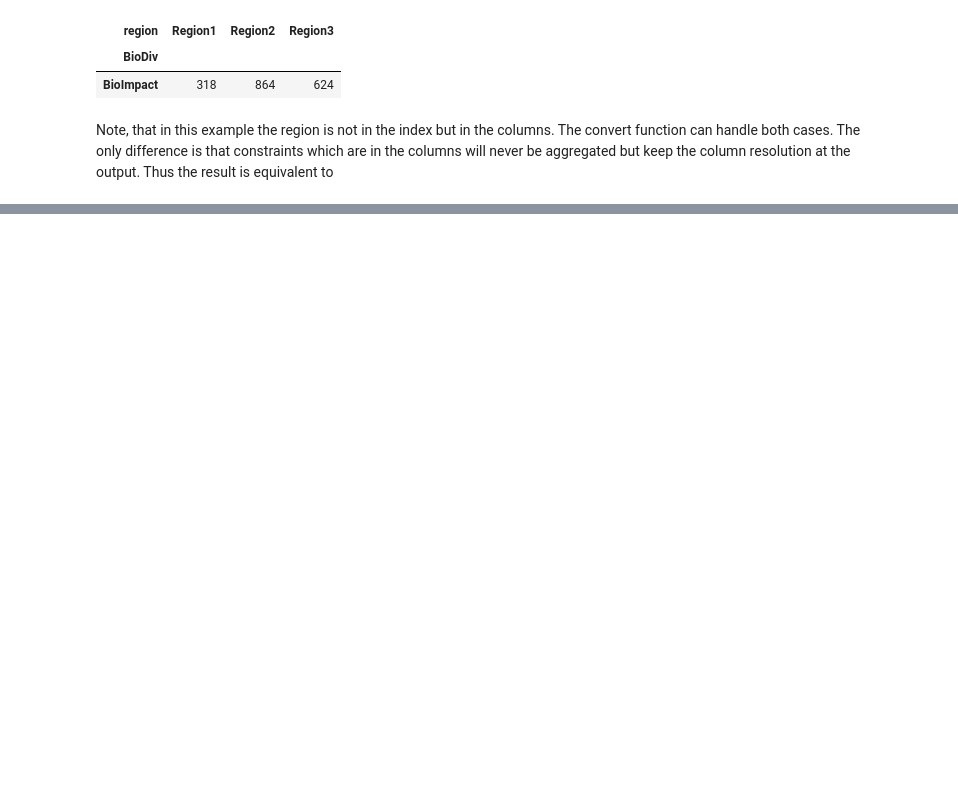
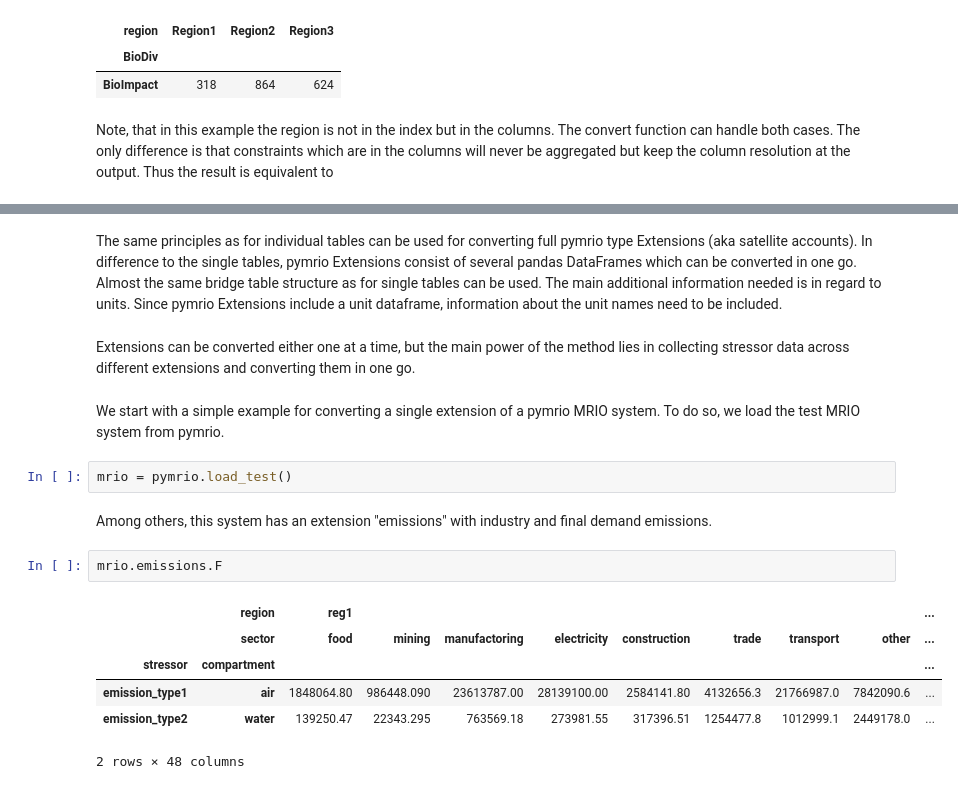
Before and after one commit to IndEcol/pymrio, a Jupyter notebook: doc/source/notebooks/convert.ipynb, the cells around one changed output, grey strips where cells are left out. Saved outputs shown, nothing was run; the diff lists cells and outputs as text; blank space fills up the shorter version.

```diff
--- a/doc/source/notebooks/convert.ipynb
+++ b/doc/source/notebooks/convert.ipynb
@@ -420,0 +422,24 @@ This bridge table has to follow a specific format, depending on the table to be
+# %% [markdown]
+The same principles as for individual tables can be used for converting full pymrio type Extensions (aka satellite accounts).
+In difference to the single tables, pymrio Extensions consist of several pandas DataFrames which can be converted in one go.
+Almost the same bridge table structure as for single tables can be used. The main additional information needed is in regard to
+units. Since pymrio Extensions include a unit dataframe, information about the unit names need to be included.
+# %% [markdown]
+Extensions can be converted either one at a time, but the main power of the method lies in collecting stressor data across different extensions
+and converting them in one go.
+# %% [markdown]
+We start with a simple example for converting a single extension of a pymrio MRIO system.
+To do so, we load the test MRIO system from pymrio.
+# %%
+mrio = pymrio.load_test()
+# %% [markdown]
+Among others, this system has an extension "emissions" with industry and final demand emissions.
+# %%
+mrio.emissions.F
+# %% [output]
+|  | region | reg1 |  |  |  |  |  |  |  | ... |
+|  | sector | food | mining | manufactoring | electricity | construction | trade | transport | other | ... |
+| stressor | compartment |  |  |  |  |  |  |  |  | ... |
+| emission_type1 | air | 1848064.80 | 986448.090 | 23613787.00 | 28139100.00 | 2584141.80 | 4132656.3 | 21766987.0 | 7842090.6 | ... |
+| emission_type2 | water | 139250.47 | 22343.295 | 763569.18 | 273981.55 | 317396.51 | 1254477.8 | 1012999.1 | 2449178.0 | ... |
+2 rows × 48 columns
```
Also changed, not shown: parts of 17 cells of this notebook, 2 other files.
